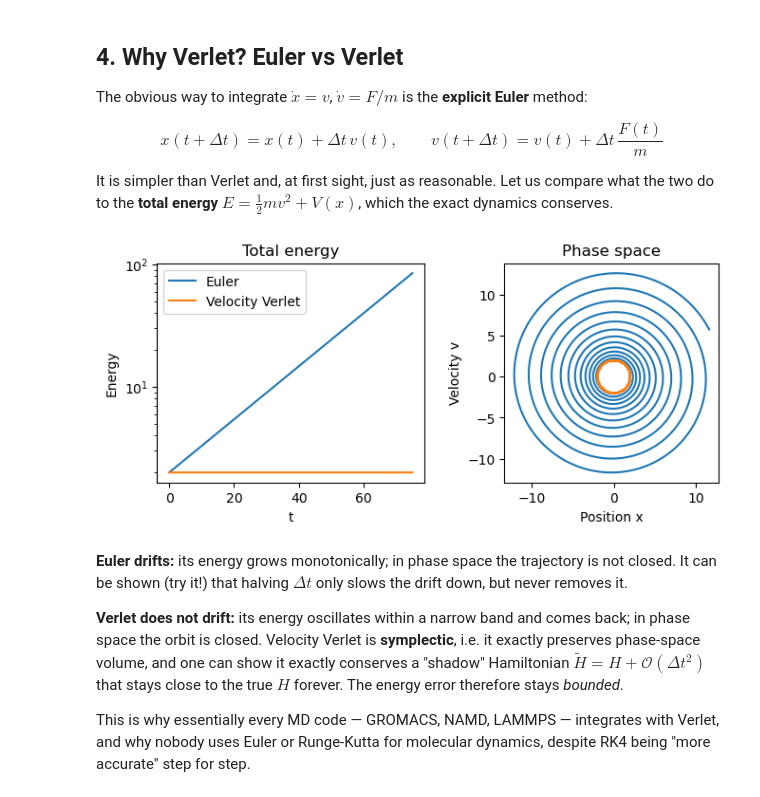
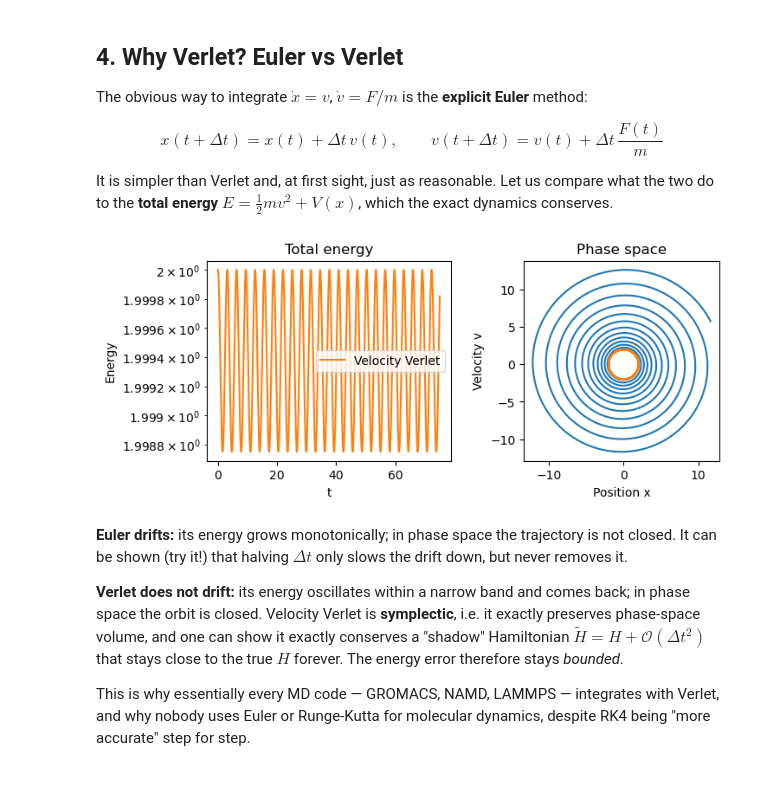
Before and after one commit to vdeltatto/CompBioSchool, a Jupyter notebook: Day_1/day1_handson_verlet_thermostats.ipynb, the cells around one changed output. Drawn from its saved outputs; the diff is of its cells as text; code cells hidden in the pictures.

```diff
--- a/Day_1/day1_handson_verlet_thermostats.ipynb
+++ b/Day_1/day1_handson_verlet_thermostats.ipynb
@@ -30,7 +30,7 @@ def V_harmonic(x, k=1.0):
 x_grid = np.linspace(-3, 3, 200)
 fig, ax = plt.subplots(figsize=(4, 3))
 for k in [0.5, 1.0, 2.0]:
-    ax.plot(x_grid, V_harmonic(x_grid, k), lw=1.5, label=f"k = {k}")
+    ax.plot(x_grid, V_harmonic(x=x_grid, k=k), lw=1.5, label=f"k = {k}")
 ax.set(xlabel="x", ylabel="V(x)", title="Harmonic potential")
 ax.legend()
 plt.tight_layout()
@@ -87,7 +89,7 @@ for i, dt in enumerate(dts):
     nsteps = int(T / dt)
 
     # integrate and plot
-    xs, vs = velocity_verlet(2.0, 0.0, f_harmonic, dt, nsteps)
+    xs, vs = velocity_verlet(x=2.0, v=0.0, force=f_harmonic, dt=dt, nsteps=nsteps)
     ts = np.arange(nsteps+1) * dt
     ax[0].plot(ts, xs, "--", lw=1, label=f"$\\Delta t$={dt}")
 
@@ -195,30 +196,30 @@ def euler(x, v, force, dt, nsteps, m=1.0):
 # %%
 # simulation parameters
 dt, nsteps = 0.05, 1500
 x0, v0 = 2.0, 0.0
 
 # integrate with both methods and compute energies
-xv, vv = velocity_verlet(x0, v0, f_harmonic, dt, nsteps)
-xe, ve = euler(x0, v0, f_harmonic, dt, nsteps)
-E_verlet = 0.5 * vv**2 + 0.5 * xv**2
+xv, vv = velocity_verlet(x=x0, v=v0, force=f_harmonic, dt=dt, nsteps=nsteps)
+xe, ve = euler(x=x0, v=v0, force=f_harmonic, dt=dt, nsteps=nsteps)
+E_verlet = 0.5 * vv**2 + 0.5 * xv**2 # kinetic + potential energy
 E_euler = 0.5 * ve**2 + 0.5 * xe**2
 
 # plot energy evolution (left) and phase space trajectory (right)
 fig, ax = plt.subplots(1, 2, figsize=(8, 3))
 t = np.arange(nsteps + 1) * dt
-ax[0].plot(t, E_euler, '-', color="tab:blue", label="Euler")
+#ax[0].plot(t, E_euler, '-', color="tab:blue", label="Euler")
 ax[0].plot(t, E_verlet, '-', color="tab:orange", label="Velocity Verlet")
 ax[1].plot(xe, ve, color="tab:blue")
 ax[1].plot(xv, vv, color="tab:orange")
 
 # plot details
 ax[0].set(xlabel="t", ylabel="Energy", yscale="log", title="Total energy")
 ax[0].legend()
 ax[1].set(xlabel="Position x", ylabel="Velocity v",
           title="Phase space", aspect="equal")
 plt.show()
 # %% [output]
-[figure, old version]
+[figure, new version]
 # %% [markdown]
 **Euler drifts:** its energy grows monotonically; in phase space the trajectory is not closed. It can be shown (try it!) that halving $\Delta t$ only slows the drift down, but never removes it.
 
```
Also changed, not shown: parts of 24 cells of this notebook, 32 other files.
